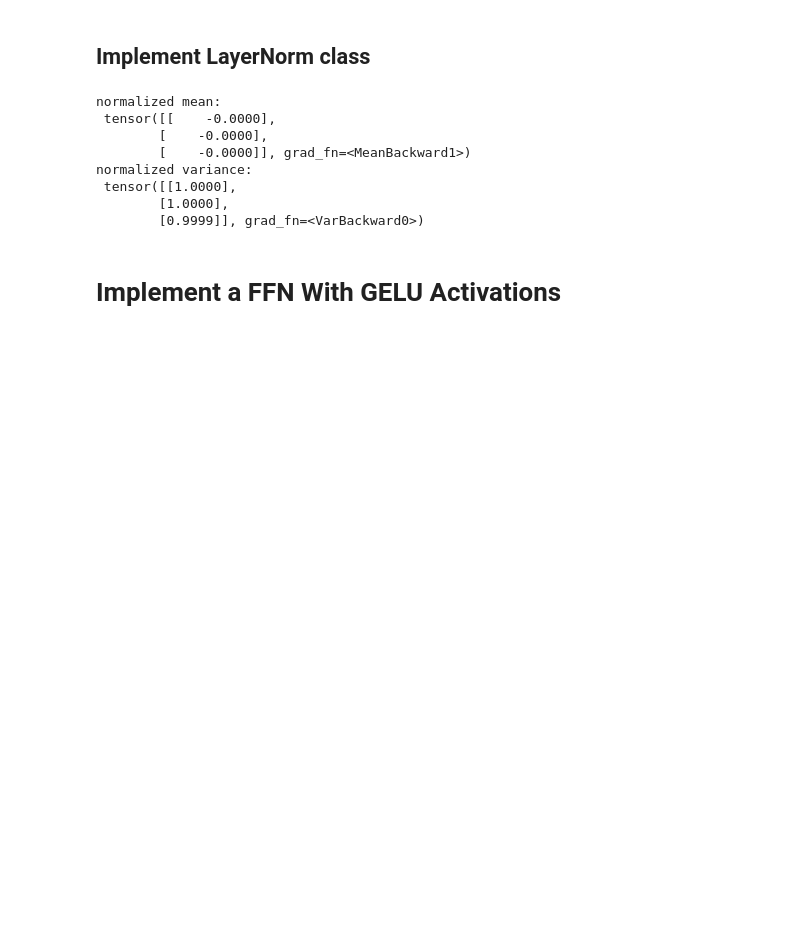
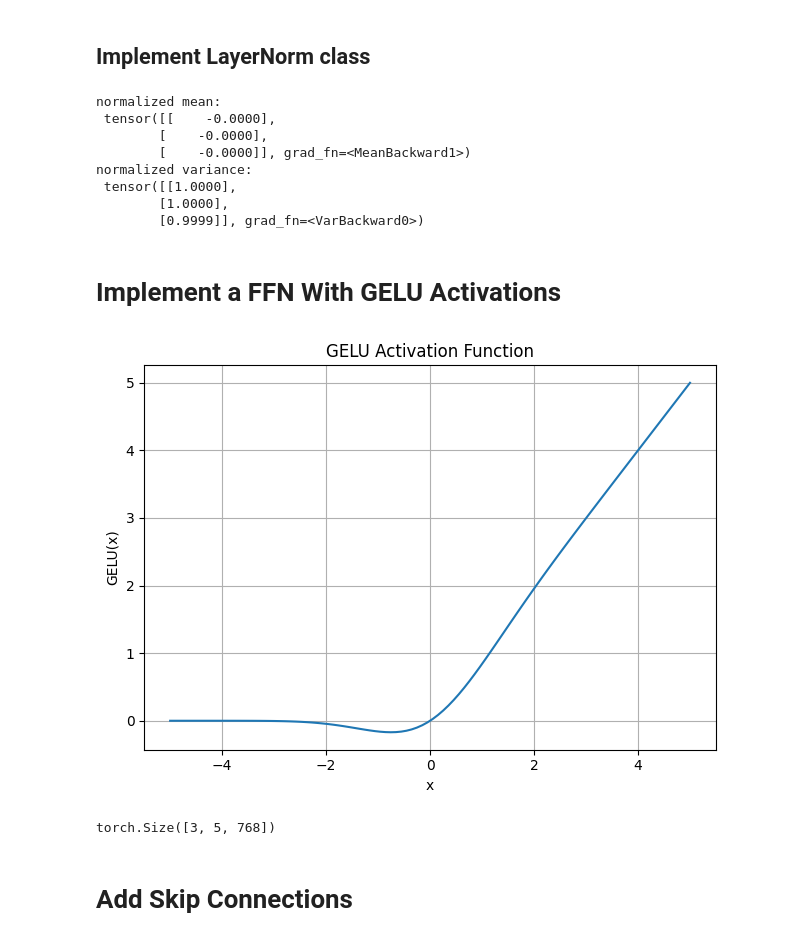
Before and after one commit to ndkhoa211/gpt2_from_scratch, a Jupyter notebook: experiment_notebook/gpt2_layernorm_ffn_gelu_shortcut_connection_transformer_block_gpt.ipynb, the cells around one changed output. Saved outputs shown, nothing was run; the diff lists cells and outputs as text; code cells hidden in the pictures; blank space fills up the shorter version.

Commit message:
code ffn module with gelu

```diff
--- a/experiment_notebook/gpt2_layernorm_ffn_gelu_shortcut_connection_transformer_block_gpt.ipynb
+++ b/experiment_notebook/gpt2_layernorm_ffn_gelu_shortcut_connection_transformer_block_gpt.ipynb
@@ -204,3 +204,29 @@ normalized variance:
         [0.9999]], grad_fn=<VarBackward0>)
 # %% [markdown]
 # Implement a FFN With GELU Activations
+# %%
+# GELU activation function
+class GELU(nn.Module):
+  def __init__(self):
+    super().__init__()
+
+  def forward(self, x):
+    return 0.5 * x * ( 1 + torch.tanh(
+        torch.sqrt(torch.tensor(2.0 / torch.pi)) *
+        (x + 0.044715 * torch.pow(x, 3))
+        ))
+# %%
+# plot GELU
+import matplotlib.pyplot as plt
+
+gelu = GELU()
+x = torch.linspace(-5, 5, 100)
+plt.plot(x, gelu(x))
+plt.title("GELU Activation Function")
+plt.xlabel("x")
+plt.ylabel("GELU(x)")
+plt.grid()
+plt.tight_layout()
+plt.show()
+# %% [output]
+[figure, added]
@@ -206,0 +248,10 @@ normalized variance:
+# %%
+# create an instance
+ffn = FeedForward(GPT_CONFIG_124M)
+x = torch.randn(3, 5, 768)
+output = ffn(x)
+output.shape
+# %% [output]
+torch.Size([3, 5, 768])
+# %% [markdown]
+# Add Skip Connections
```
Also changed, not shown: parts of 1 cell of this notebook.
